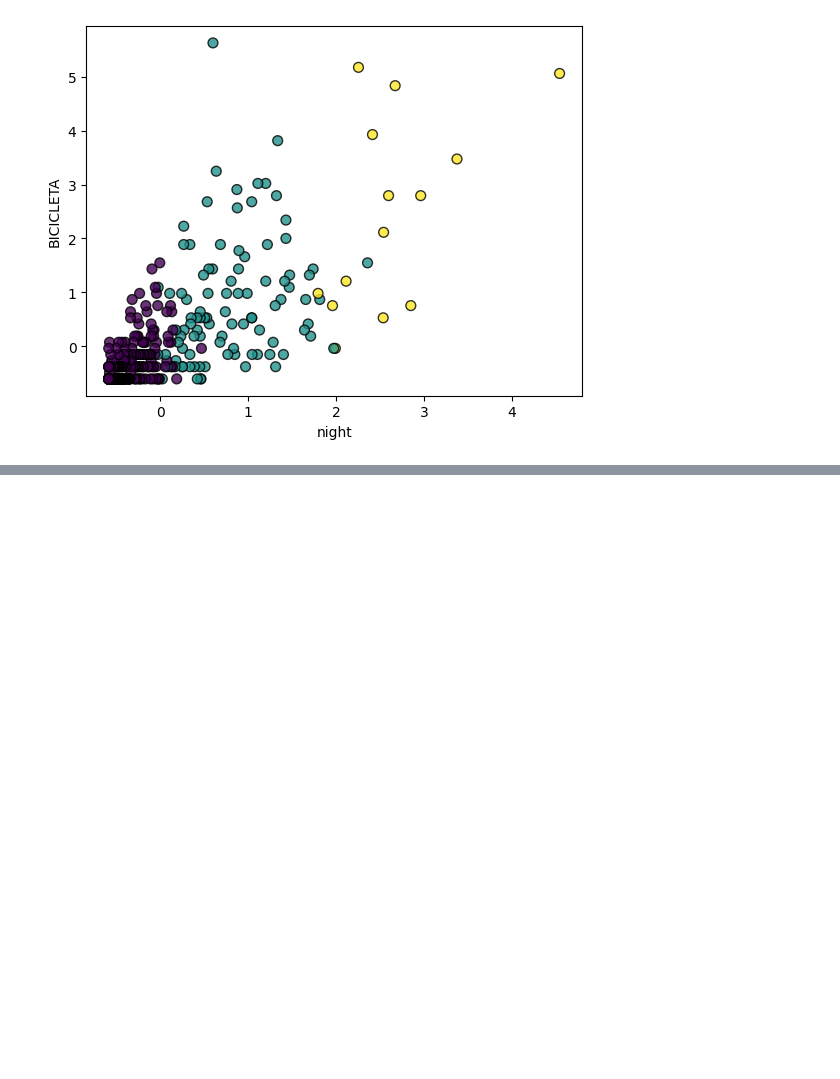
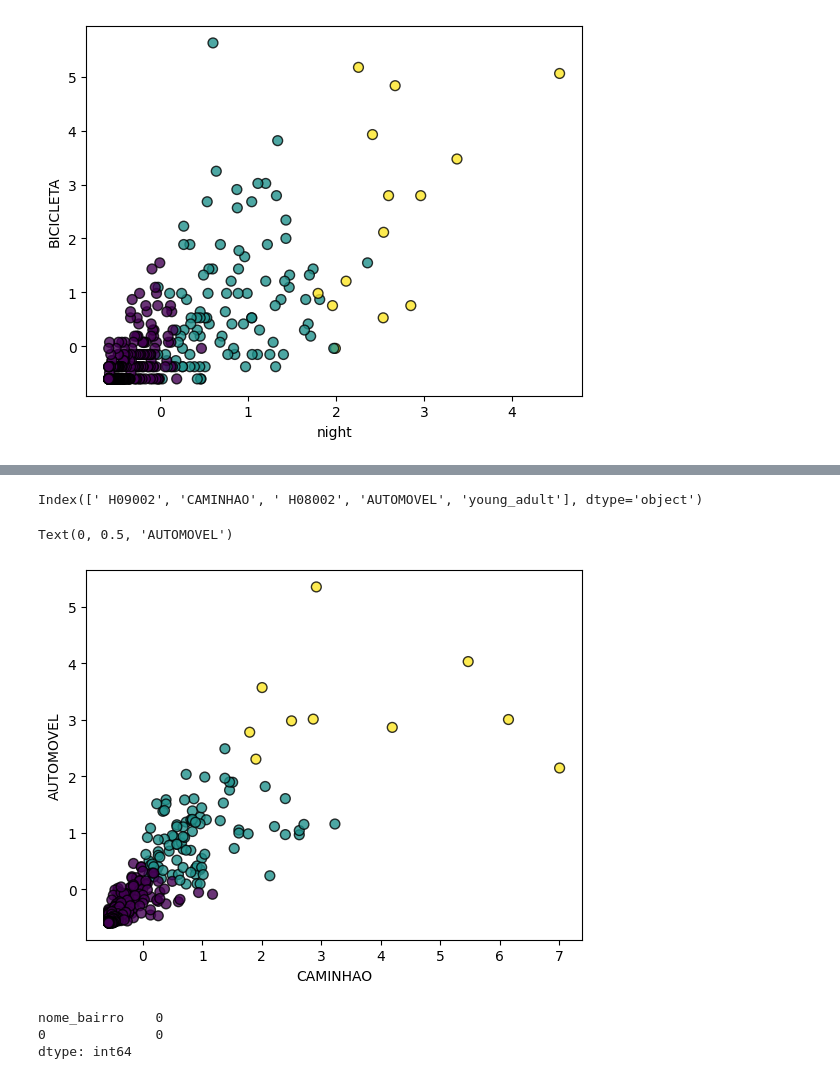
Before and after one commit to SamuelLipovetsky/mda_project, a Jupyter notebook: clustering.ipynb, the cells around one changed output, grey strips where cells are left out. Drawn from its saved outputs; the diff is of its cells as text; code cells hidden in the pictures; blank space fills up the shorter version.

Commit message:
clustering with reduced dataframe

```diff
--- a/clustering.ipynb
+++ b/clustering.ipynb
@@ -441,3 +441,13 @@ Index(['morning', 'afternoon', 'night', 'children', 'young_adult',
       dtype='object')
 Text(0, 0.5, 'BICICLETA')
 [figure]
+# %%
+#print means of each attribute of labeled data
+
+df_labeled = df_normalized.join(clusters.set_index('nome_bairro'), on='nome_bairro')
+df_labeled = df_labeled.rename(columns = {0: "Cluster"})
+
+means = df_labeled.groupby("Cluster").mean(numeric_only=True)
+
+std_dev = means.std(numeric_only=True).sort_values(ascending=False)
+print(std_dev)
@@ -443,0 +472,4 @@ Text(0, 0.5, 'BICICLETA')
+# %%
+index = std_dev.index[:5]
+df_reduced = df_normalized[['nome_bairro'] + list(index)]
+df_reduced
@@ -444,3 +490,44 @@ Text(0, 0.5, 'BICICLETA')
+# %%
+#Refazer processo de clusterização, utilizando as colunas com maior desvio entre as medias de cada cluster
+
+X = df_reduced.iloc[:, 1:]
+y = df_reduced.iloc[:, 0]
+
+kmeans = KMeans(n_clusters=3, random_state=42)
+kmeans.fit(X)
+
+# Predict clusters
+labels = kmeans.predict(X)
+labels_df = pd.DataFrame(labels)
+clusters_reduced = pd.concat([y, labels_df], axis=1)
+clusters_reduced =clusters_reduced.dropna()
+print(X.columns)
+
+feature1="CAMINHAO"
+feature2="AUTOMOVEL"
+plt.scatter(X[feature1], X[feature2], c=labels, cmap='viridis', s=50, alpha=0.8, edgecolors='k')
+
+# # Plot centroids
+# plt.title('KNN Clustering with K=3')
+plt.xlabel(feature1)
+plt.ylabel(feature2)
+# plt.colorbar(label='Clus
+# %% [output]
+Index([' H09002', 'CAMINHAO', ' H08002', 'AUTOMOVEL', 'young_adult'], dtype='object')
+Text(0, 0.5, 'AUTOMOVEL')
+[figure, added]
+# %%
+#Calculando a diferenca entre os dois processos de clusterizacao
+
+df_reduced_labeled = df_reduced.join(clusters_reduced.set_index('nome_bairro'), on='nome_bairro')
+df_reduced_labeled = df_reduced_labeled.rename(columns = {0: "Cluster"})
+
+#Calculando o número de bairros de classificação diferente
+(clusters != clusters_reduced).sum()
+# %% [output]
+nome_bairro    0
+0              0
+dtype: int64
 # %%
 #plotting
 small_df =filtered_df[['coordenada_x', 'coordenada_y', 'nome_bairro']]
```
Also changed, not shown: parts of 5 cells of this notebook.
